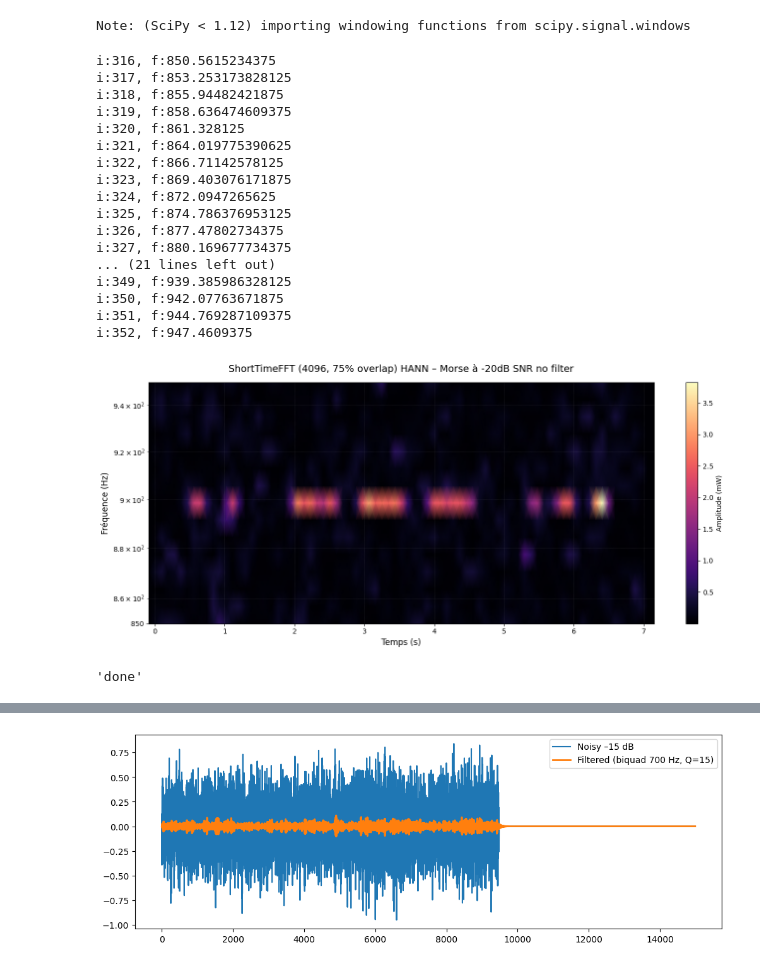
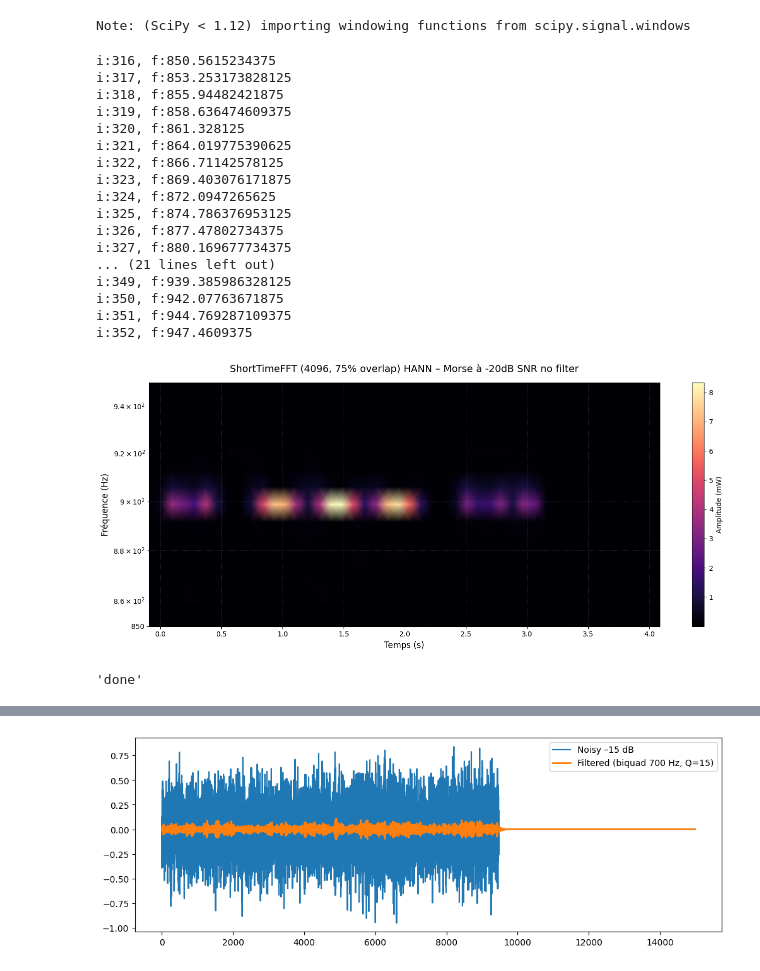
Before and after one commit to joseluu/Morse_decode_coherent, a Jupyter notebook: morse_jwt_decode.ipynb, the cells around one changed output, grey strips where cells are left out. Cells and saved outputs as stored; diff of their text form; code cells hidden in the pictures.

```diff
--- a/morse_jwt_decode.ipynb
+++ b/morse_jwt_decode.ipynb
@@ -333,38 +393,38 @@ def plot_stft_like_fcwt(
 Note: (SciPy < 1.12) importing windowing functions from scipy.signal.windows
 # %%
 snr_db=-20
-morse_signal = generate_morse_signal(text="ios", snr_db=snr_db , wpm=5)
+#morse_signal = generate_morse_signal(text="ios", snr_db=snr_db , wpm=5)
 plot_stft_like_fcwt(
     morse_signal,
     fs=fs,
     title="Morse à " + str(snr_db) + "dB SNR no filter",
     n_freqs_log = 15,
     fmin=850,
     fmax=950,
     window_function = 'hann',
     nperseg = 4096,
     overlap_factor =  4
 )
 'done'
 # %% [output]
 i:316, f:850.5615234375
 i:317, f:853.253173828125
 i:318, f:855.94482421875
 i:319, f:858.636474609375
 i:320, f:861.328125
 i:321, f:864.019775390625
 i:322, f:866.71142578125
 i:323, f:869.403076171875
 i:324, f:872.0947265625
 i:325, f:874.786376953125
 i:326, f:877.47802734375
 i:327, f:880.169677734375
 ... (21 lines left out)
 i:349, f:939.385986328125
 i:350, f:942.07763671875
 i:351, f:944.769287109375
 i:352, f:947.4609375
-[figure, old version]
+[figure, new version]
 'done'
 # %%
 f0 = 900      # your tone
```
Also changed, not shown: parts of 12 cells of this notebook, 7 other files.
